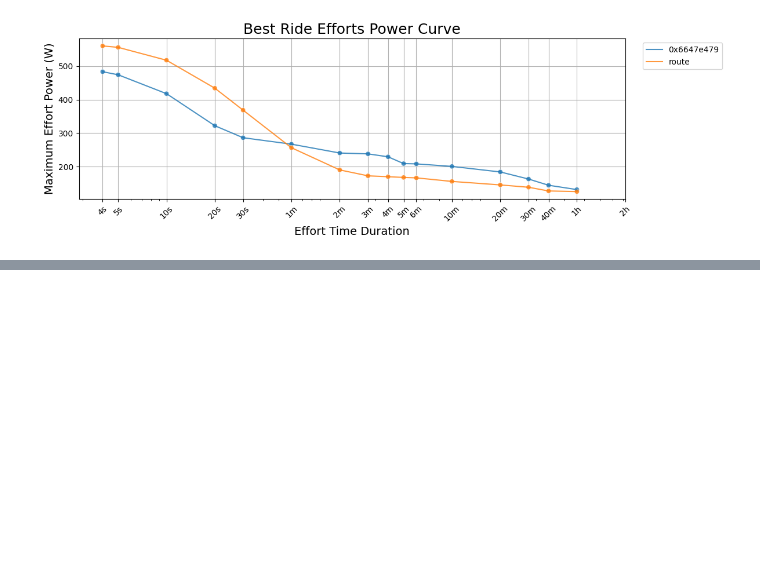
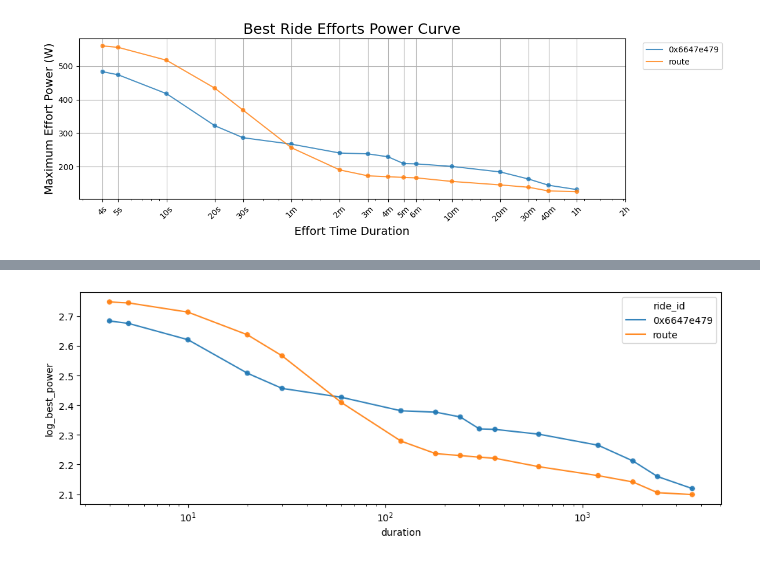
Before and after one commit to ericbauer55/bike-fitness-tracking, a Jupyter notebook: notebooks/1_Post_Enrichment_EDA/3b_route_power_comparison.ipynb, the cells around one changed output, grey strips where cells are left out. Drawn from its saved outputs; the diff is of its cells as text; code cells hidden in the pictures; blank space fills up the shorter version.

Commit message:
checking how log10(best_power) looks

```diff
--- a/notebooks/1_Post_Enrichment_EDA/3b_route_power_comparison.ipynb
+++ b/notebooks/1_Post_Enrichment_EDA/3b_route_power_comparison.ipynb
@@ -356,0 +377,22 @@ plot_summary_power_curves(df_compare_ride3, show_best_cyclist_curve=False, show_
+# %%
+df_compare_ride_temp = df_compare_ride3.copy()
+df_compare_ride_temp['log_best_power'] = df_compare_ride_temp['best_power'].apply(lambda x: np.log10(x))
+# %%
+# Create the Figure
+fig, ax = plt.subplots(1,1, figsize=(12,4))
+
+# For each ride, plot its power curve
+plot_kwargs = dict(data=df_compare_ride_temp, x='duration', y='log_best_power', ax=ax, alpha=0.9,legend=True, hue='ride_id')
+plot_kwargs['palette']='tab10'
+_ = sns.lineplot(**plot_kwargs)
+plot_kwargs['legend']=False # do not record dots in the legend
+_ = sns.scatterplot(**plot_kwargs)
+
+
+_ = ax.set_xscale('log')
+# df_pwr_top = get_top_cyclists_power_curve()
+# _ = ax.plot(df_pwr_top['duration'],df_pwr_top['best_power'], alpha=0.8, c='red', linestyle='--')
+# _ = ax.scatter(df_pwr_top['duration'],df_pwr_top['best_power'],label='Top 99% Cyclist', alpha=0.8, marker='d', c='red', linewidths=2)
+# _ = plt.legend(loc='best')
+# %% [output]
+[figure, added]
```
Also changed, not shown: parts of 1 cell of this notebook, 1 other file.
